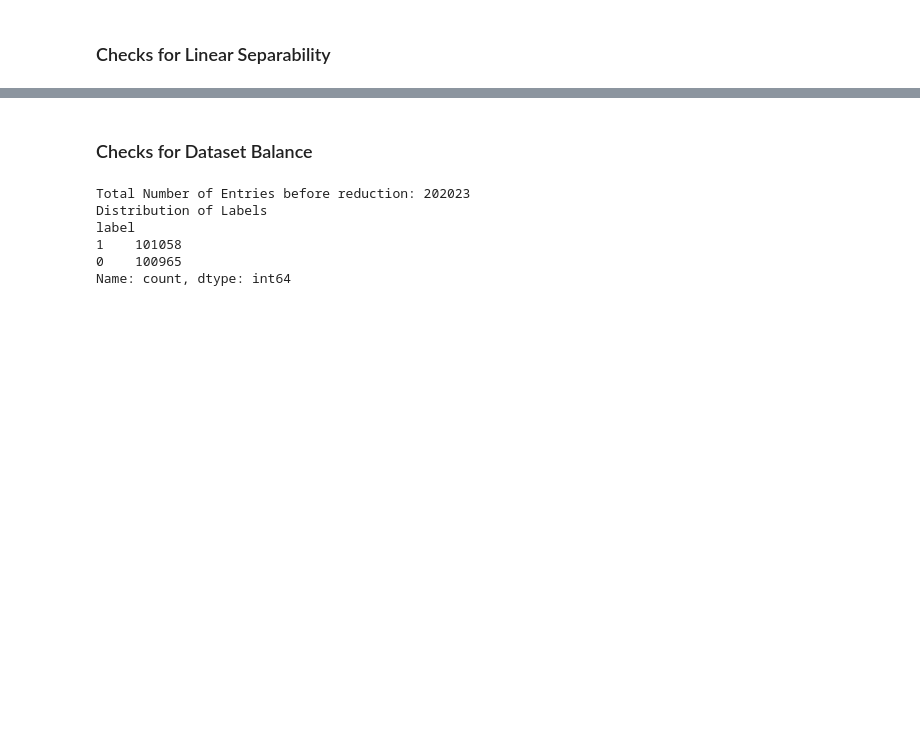
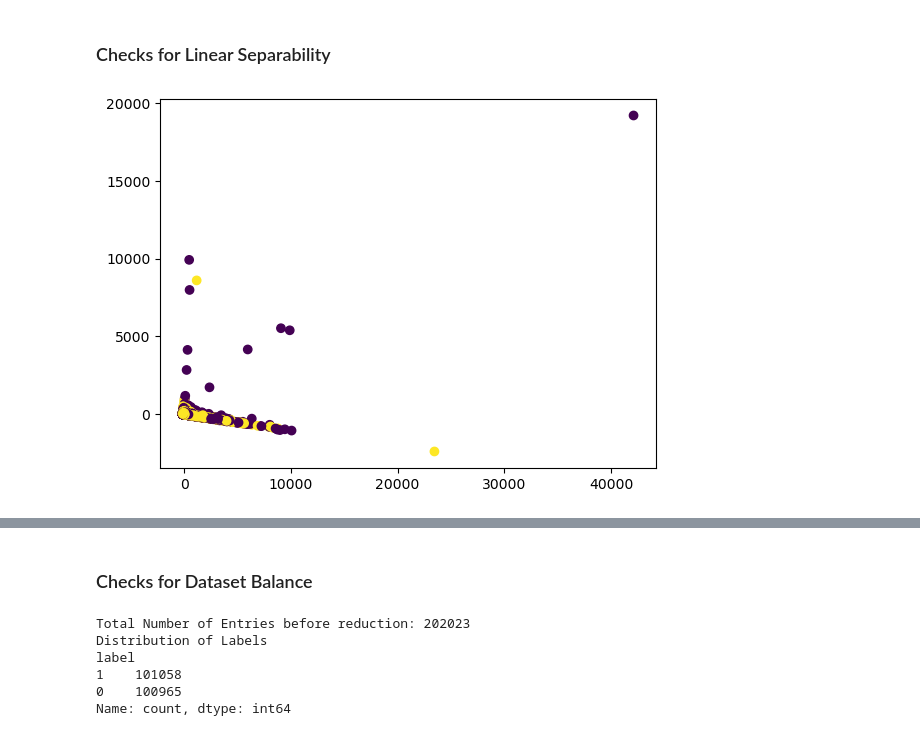
Before and after one commit to hoofangyu/cs3244_pg21, a Jupyter notebook: 3_data_preprocessing.ipynb, the cells around one changed output, grey strips where cells are left out. Saved outputs shown, nothing was run; the diff lists cells and outputs as text; code cells hidden in the pictures; blank space fills up the shorter version.

```diff
--- a/3_data_preprocessing.ipynb
+++ b/3_data_preprocessing.ipynb
@@ -8,2 +33,27 @@ data = pd.read_pickle("data/data_w_feature_eng.pkl")
 # %% [markdown]
 ### Checks for Linear Separability
+# %%
+list_of_features = ['label','comment_score', 'parent_comment_score',
+       'comment_word_count','parent_comment_word_count',
+       'comment_token_count', 'parent_comment_token_count',
+       'comment_unique_word_count', 'parent_comment_unique_word_count',
+       'comment_unique_token_count', 'parent_comment_unique_token_count',
+       'comment_stopword_count', 'parent_comment_stopword_count',
+       'comment_mean_word_length', 'parent_comment_mean_word_length',
+       'comment_mean_token_length', 'parent_comment_mean_token_length',
+       'comment_char_count', 'parent_comment_char_count',
+       'comment_punctuation_count', 'parent_comment_punctuation_count',
+       'comment_hashtag_count', 'parent_comment_hashtag_count',
+       'comment_number_count', 'parent_comment_number_count',
+       'weighted_parent_sentiment_score_neutral',
+       'weighted_parent_sentiment_score_positive',
+       'weighted_comment_sentiment_score_neutral',
+       'weighted_comment_sentiment_score_positive']
+df = data[list_of_features]
+# %%
+pca = PCA(n_components=15)
+reduced_features = pca.fit_transform(df)
+plt.scatter(reduced_features[:, 0], reduced_features[:, 1], c=df['label'])
+plt.show()
+# %% [output]
+[figure, added]
```
Also changed, not shown: parts of 9 cells of this notebook.
